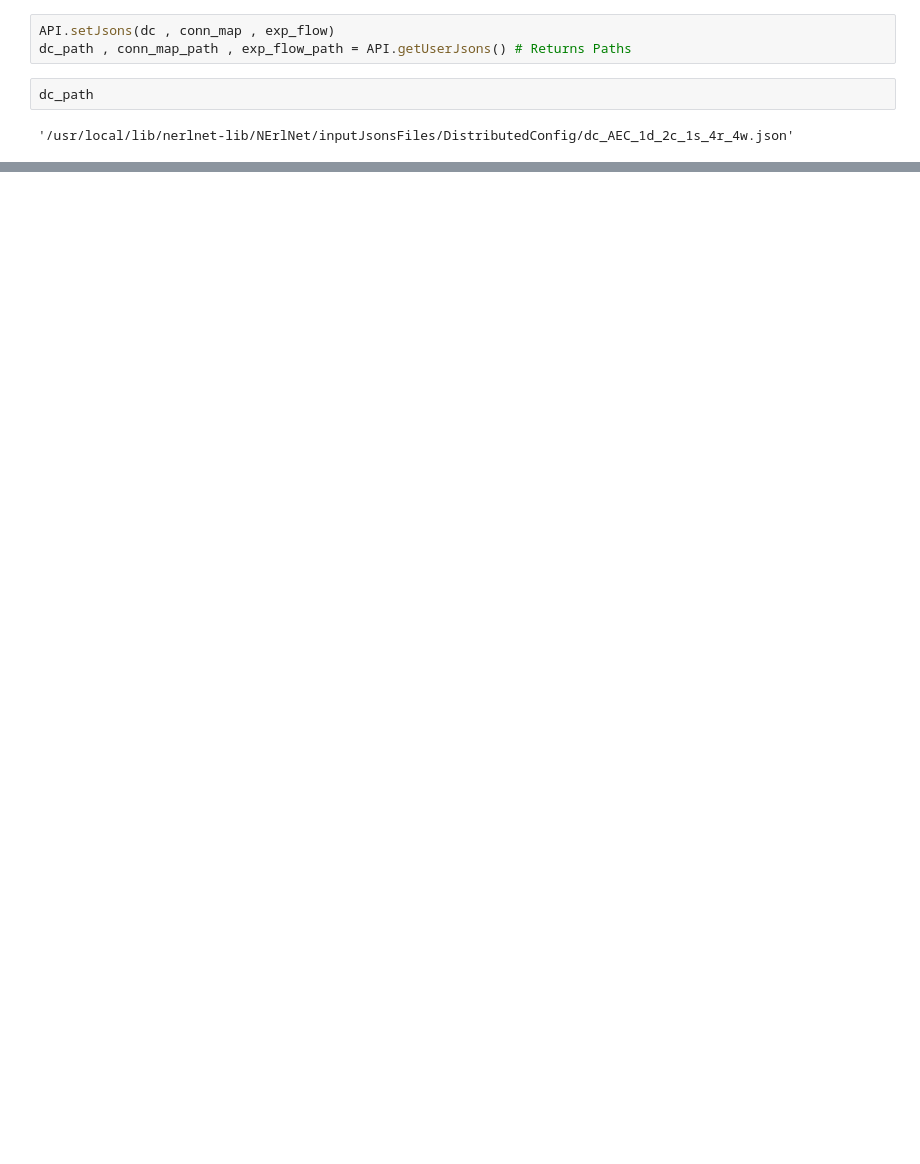
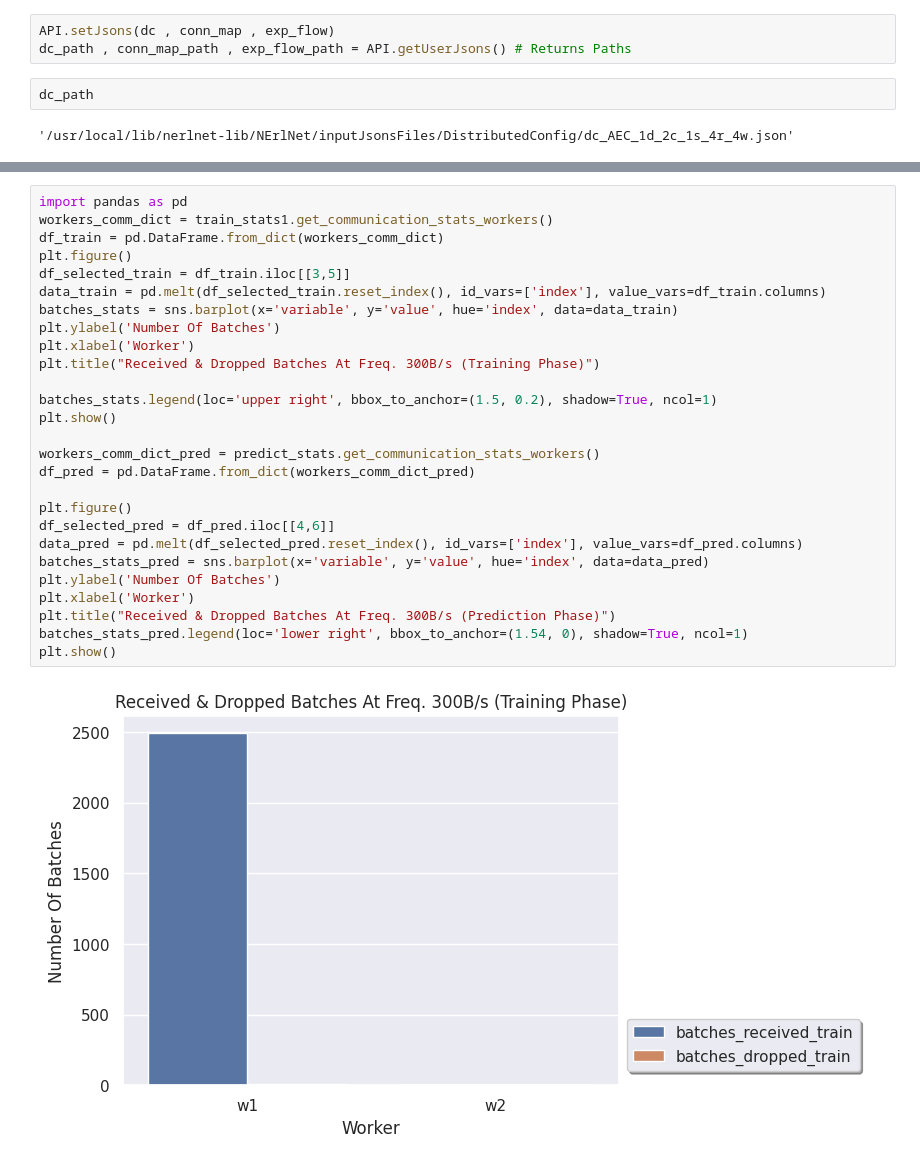
Before and after one commit to leondavi/NErlNet, a Jupyter notebook: examples/AEC/AEC_Exp.ipynb, the cells around one changed output, grey strips where cells are left out. Cells and saved outputs as stored; diff of their text form; blank space fills up the shorter version.

```diff
--- a/examples/AEC/AEC_Exp.ipynb
+++ b/examples/AEC/AEC_Exp.ipynb
@@ -172,0 +240,29 @@ ValueError: cannot reshape array of size 800 into shape (100,1)
+# %%
+import pandas as pd
+workers_comm_dict = train_stats1.get_communication_stats_workers()
+df_train = pd.DataFrame.from_dict(workers_comm_dict)
+plt.figure()
+df_selected_train = df_train.iloc[[3,5]]
+data_train = pd.melt(df_selected_train.reset_index(), id_vars=['index'], value_vars=df_train.columns)
+batches_stats = sns.barplot(x='variable', y='value', hue='index', data=data_train)
+plt.ylabel('Number Of Batches')
+plt.xlabel('Worker')
+plt.title("Received & Dropped Batches At Freq. 300B/s (Training Phase)")
+
+batches_stats.legend(loc='upper right', bbox_to_anchor=(1.5, 0.2), shadow=True, ncol=1)
+plt.show()
+
+workers_comm_dict_pred = predict_stats.get_communication_stats_workers()
+df_pred = pd.DataFrame.from_dict(workers_comm_dict_pred)
+
+plt.figure()
+df_selected_pred = df_pred.iloc[[4,6]]
+data_pred = pd.melt(df_selected_pred.reset_index(), id_vars=['index'], value_vars=df_pred.columns)
+batches_stats_pred = sns.barplot(x='variable', y='value', hue='index', data=data_pred)
+plt.ylabel('Number Of Batches')
+plt.xlabel('Worker')
+plt.title("Received & Dropped Batches At Freq. 300B/s (Prediction Phase)")
+batches_stats_pred.legend(loc='lower right', bbox_to_anchor=(1.54, 0), shadow=True, ncol=1)
+plt.show()
+# %% [output]
+[figure, added]
```
Also changed, not shown: parts of 33 cells of this notebook.
